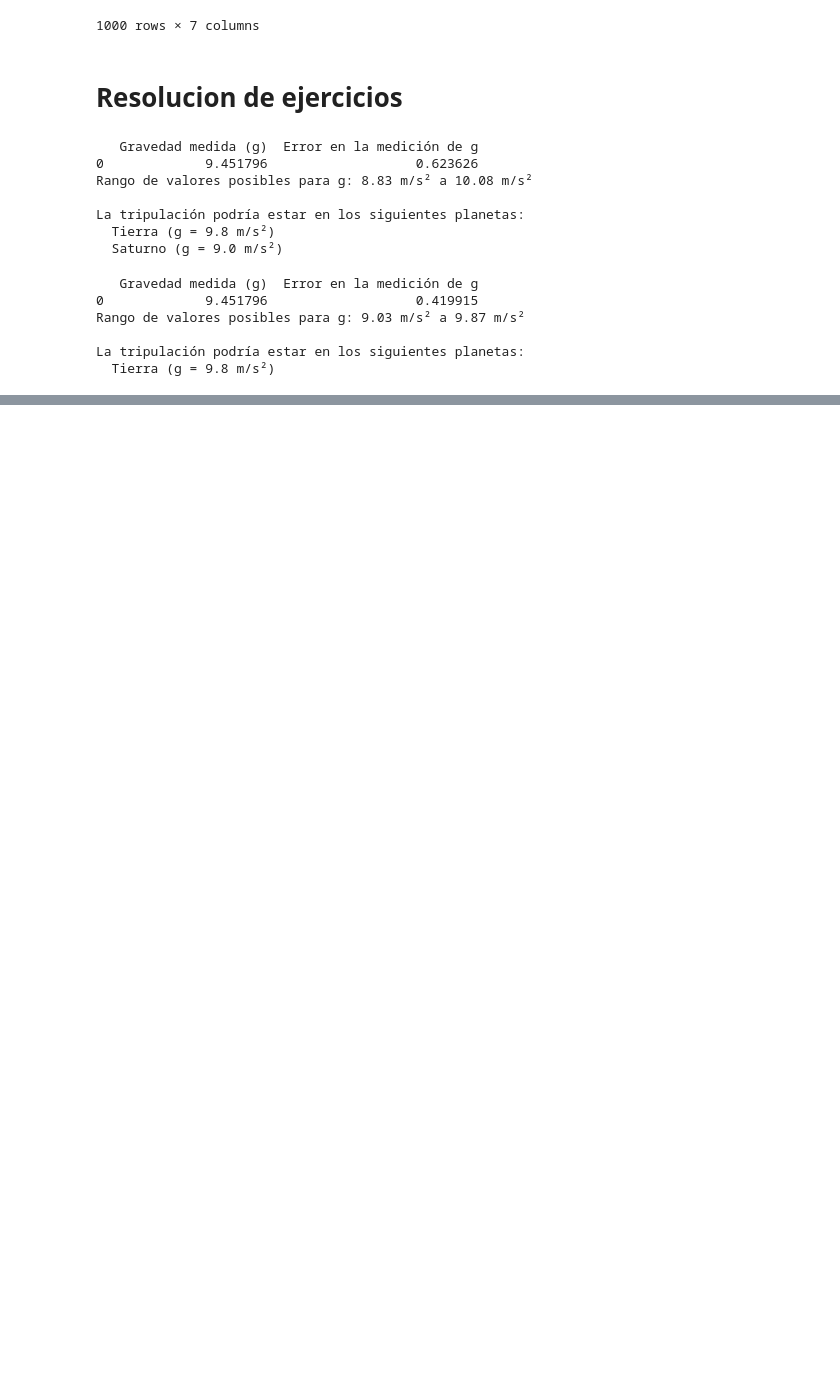
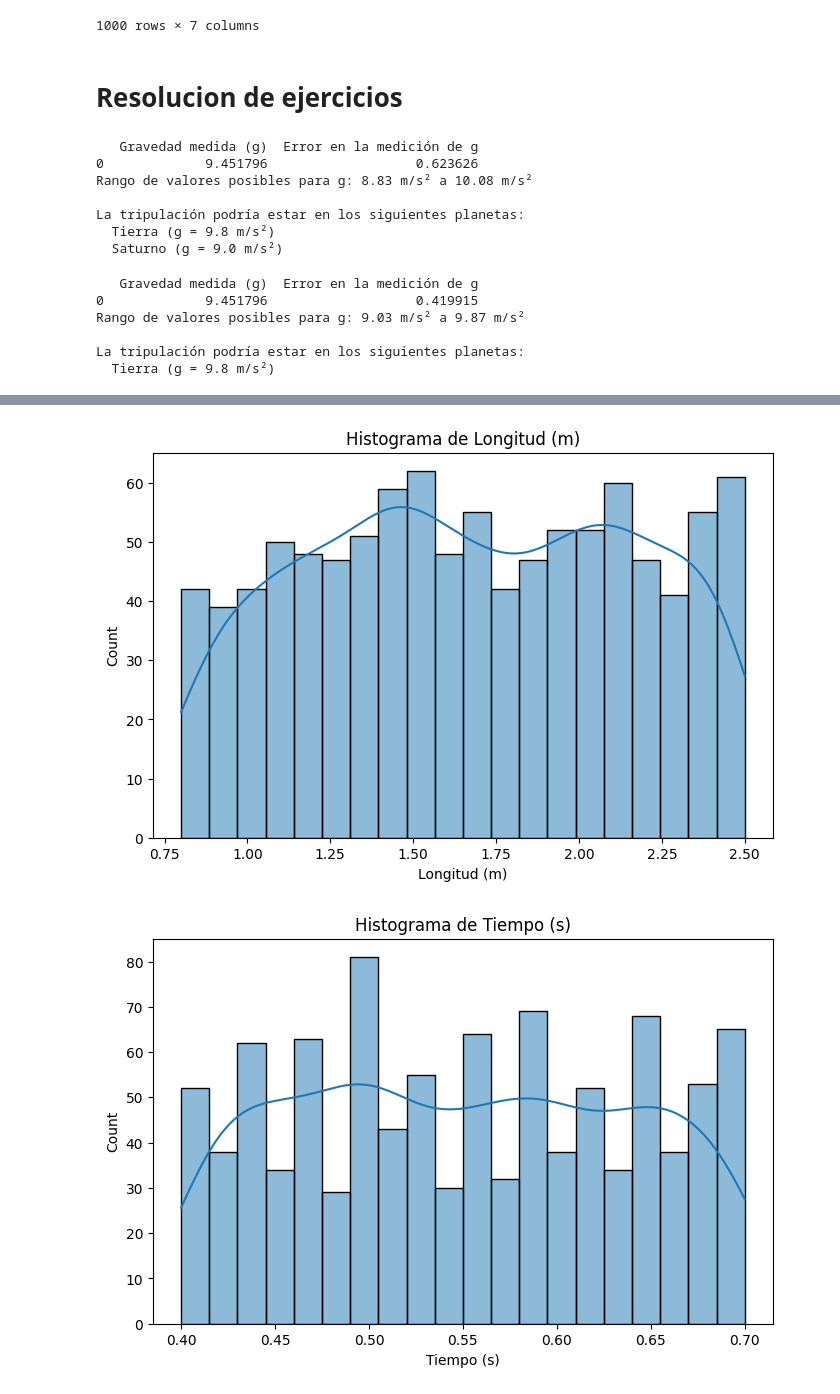
Before and after one commit to clauloro/Perdidos-en-el-espacio-1, a Jupyter notebook: dataset.ipynb, the cells around one changed output, grey strips where cells are left out. Saved outputs shown, nothing was run; the diff lists cells and outputs as text; code cells hidden in the pictures; blank space fills up the shorter version.

```diff
--- a/dataset.ipynb
+++ b/dataset.ipynb
@@ -183,0 +250,43 @@ La tripulación podría estar en los siguientes planetas:
+# %%
+# importamoslas bibliotecas necesarias para ello
+import matplotlib.pyplot as plt
+import seaborn as sns
+
+# Histograma de la longitud (L)
+plt.figure(figsize=(8, 5))
+sns.histplot(data=df, x='Longitud (m)', bins=20, kde=True)
+plt.title("Histograma de Longitud (m)")
+plt.show()
+
+# Histograma del tiempo (t)
+plt.figure(figsize=(8, 5))
+sns.histplot(data=df, x='Tiempo (s)', bins=20, kde=True)
+plt.title("Histograma de Tiempo (s)")
+plt.show()
+
+# Histograma de la gravedad calculada (g_calculado)
+plt.figure(figsize=(8, 5))
+sns.histplot(data=df, x='g_calculado (m/s²)', bins=20, kde=True)
+plt.title("Histograma de g_calculado (m/s²)")
+plt.show()
+
+# Gráfico de dispersión de la gravedad calculada (g_calculado) vs longitud (L)
+plt.figure(figsize=(8, 5))
+sns.scatterplot(data=df, x='Longitud (m)', y='g_calculado (m/s²)')
+plt.title("Dispersión de g_calculado (m/s²) vs Longitud (m)")
+plt.show()
+
+# Gráfico de dispersión de la gravedad calculada (g_calculado) vs tiempo (t)
+plt.figure(figsize=(8, 5))
+sns.scatterplot(data=df, x='Tiempo (s)', y='g_calculado (m/s²)')
+plt.title("Dispersión de g_calculado (m/s²) vs Tiempo (s)")
+plt.show()
+
+# Conteo de los planetas más probables
+plt.figure(figsize=(8, 5))
+sns.countplot(data=df, x='Planeta más probable')
+plt.title("Conteo de los planetas más probables")
+plt.show()
+# %% [output]
+[figure, added]
+[figure, added]
```
Also changed, not shown: parts of 4 cells of this notebook, 1 other file.
